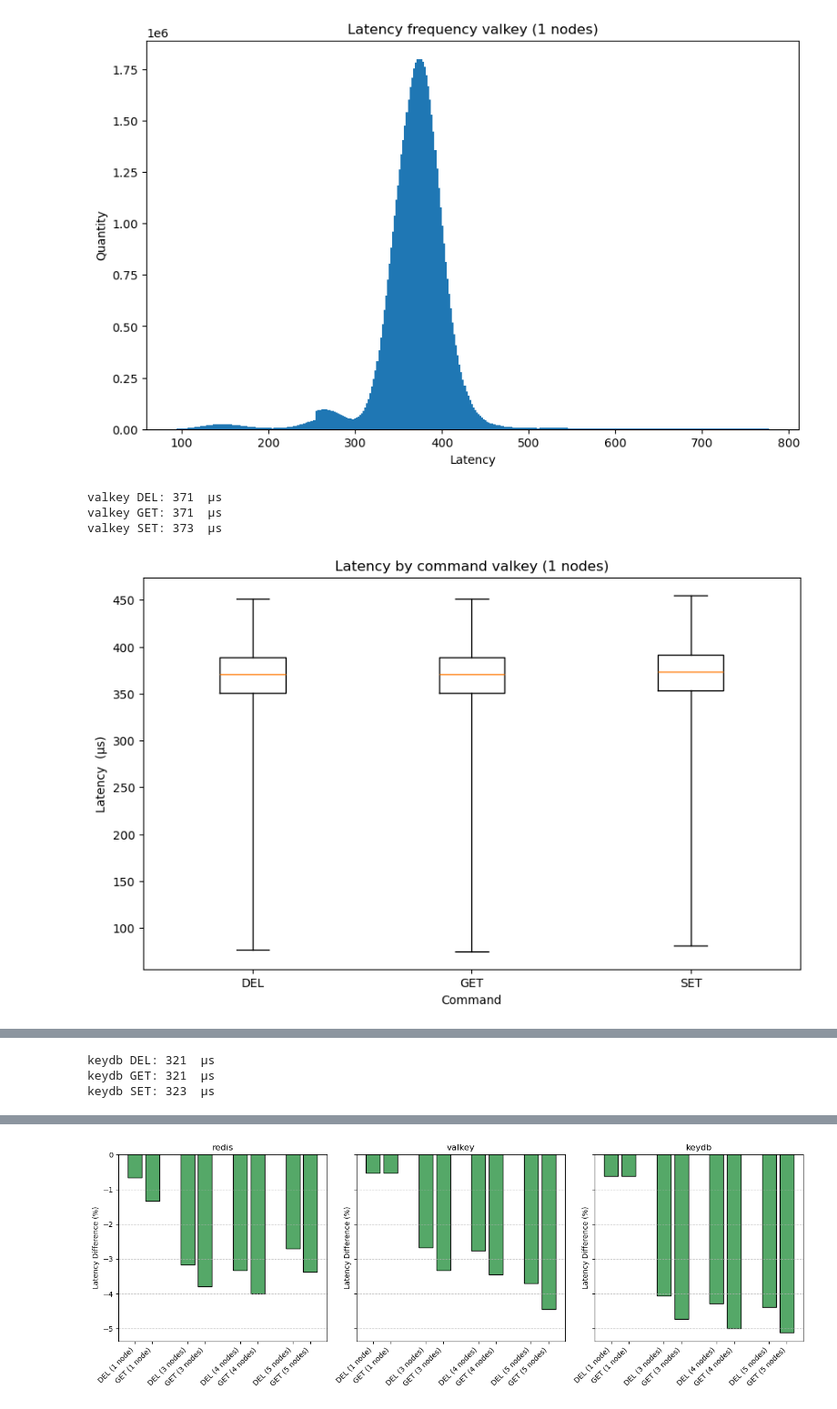
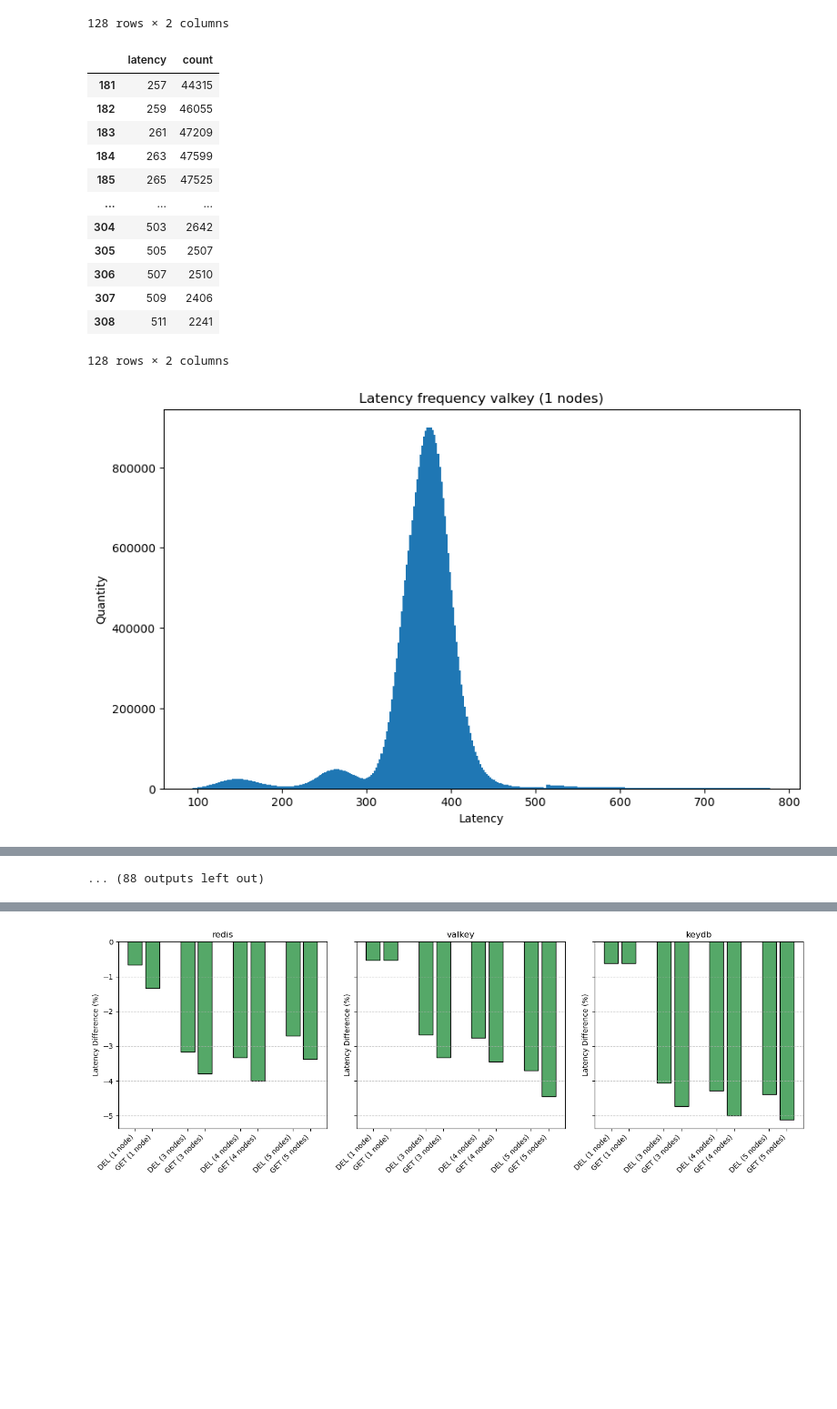
Before and after one commit to NilsDeckert/cloud-service-benchmarking, a Jupyter notebook: 03_analyze/analyze.ipynb, the cells around one changed output, grey strips where cells are left out. Shown at 91% size. Saved outputs shown, nothing was run; the diff lists cells and outputs as text; code cells hidden in the pictures; blank space fills up the shorter version.

```diff
--- a/03_analyze/analyze.ipynb
+++ b/03_analyze/analyze.ipynb
@@ -95,7 +95,13 @@ for cluster_size, folders in all_folders.items():
         threshold = 50 if service == "acdis" else 1000
         grouped_by_latency = service_df.groupby(["latency"])["count"].sum().reset_index()
         grouped_by_latency = grouped_by_latency[grouped_by_latency["count"] > threshold]
-        display(grouped_by_latency["count"][200:265])
+
+        # hdrhistogram combined values > 255 into buckets. Lets just cut these in half for our graph
+        mask = (grouped_by_latency["latency"] > 255) & (grouped_by_latency["latency"] < 512)
+        display(grouped_by_latency[mask])
+        grouped_by_latency.loc[mask, "count"] = grouped_by_latency[mask] // 2
+        display(grouped_by_latency[mask])
+        #display(grouped_by_latency["count"][200:265])
 
         plt.bar(grouped_by_latency["latency"], grouped_by_latency["count"], width=5)
 
@@ -172,5 +192,15 @@ Name: count, Length: 65, dtype: int64
+128 rows × 2 columns
+|  | latency | count |
+| 181 | 257 | 44315 |
+| 182 | 259 | 46055 |
+| 183 | 261 | 47209 |
+| 184 | 263 | 47599 |
+| 185 | 265 | 47525 |
+| ... | ... | ... |
+| 304 | 503 | 2642 |
+| 305 | 505 | 2507 |
+| 306 | 507 | 2510 |
+| 307 | 509 | 2406 |
+| 308 | 511 | 2241 |
+128 rows × 2 columns
-[figure, old version]
+[figure, new version]
-valkey DEL: 371  μs
-valkey GET: 371  μs
-valkey SET: 373  μs
-[figure, removed]
@@ -190,3 +207 @@ Name: count, Length: 65, dtype: int64
-keydb DEL: 321  μs
-keydb GET: 321  μs
-keydb SET: 323  μs
+... (88 outputs left out)
```
Also changed, not shown: parts of 1 cell of this notebook, 18 other files.
